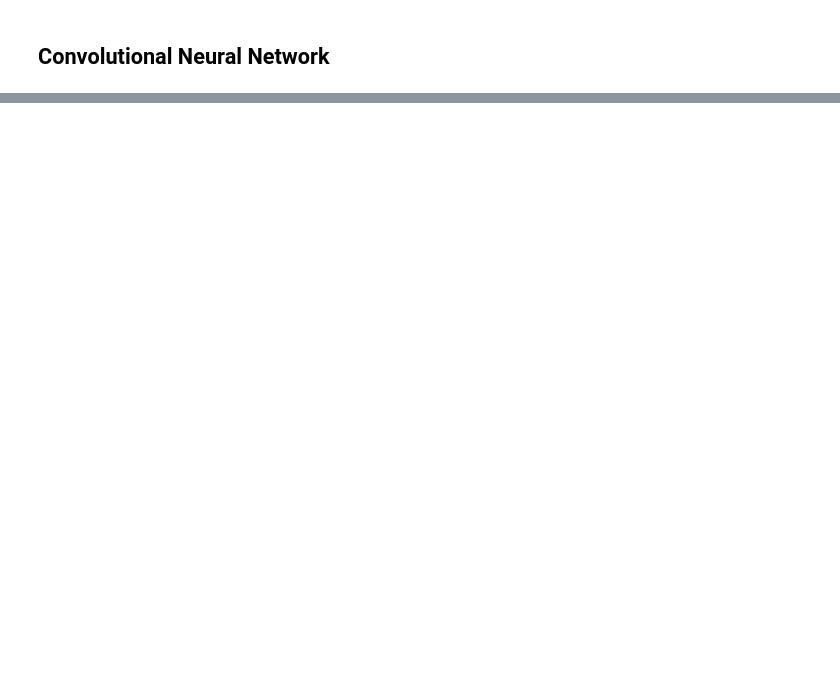
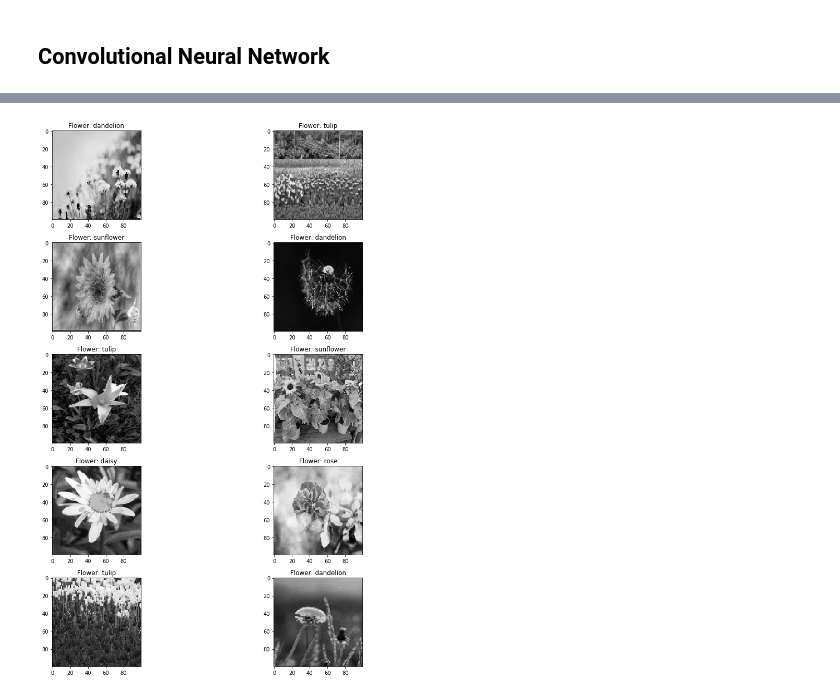
Before and after one commit to AnirudhAchal/Flower-Recognizer, a Jupyter notebook: Notebooks/Flower Recognizer.ipynb, the cells around one changed output, grey strips where cells are left out. Cells and saved outputs as stored; diff of their text form; code cells hidden in the pictures; blank space fills up the shorter version.

Commit message:
Gray scale data loaded

```diff
--- a/Notebooks/Flower Recognizer.ipynb
+++ b/Notebooks/Flower Recognizer.ipynb
@@ -242,0 +267,22 @@ evaluate_model(model, X_test, y_test)
+# %%
+training_data_gray = []
+
+def create_training_data_gray():
+    for category in CATEGORIES:
+        # Setting path
+        path = os.path.join(os.pardir, 'Data', 'Flowers', category)
+
+        # Labeling the class
+        class_num = CATEGORIES.index(category)
+
+        for img in os.listdir(path):
+            try:
+                img_array = cv2.imread(os.path.join(path, img), cv2.IMREAD_GRAYSCALE)
+
+                # Resizing
+                img_array = cv2.resize(img_array, (IMG_SIZE, IMG_SIZE))
+                training_data_gray.append([img_array, class_num])
+            except Exception as e:
+                pass
+
+create_training_data_gray()
@@ -242,0 +310,23 @@ evaluate_model(model, X_test, y_test)
+# %%
+X_g = []
+y_g = []
+
+for features, label in training_data_gray:
+    X_g.append(features)
+    y_g.append(label)
+
+X_g = np.array(X_g).reshape(-1, IMG_SIZE, IMG_SIZE, 1)
+y_g = np.array(y_g)
+# %%
+# Plotting Some Randome Samples
+fig,ax=plt.subplots(5,2)
+fig.set_size_inches(15,15)
+for i in range(5):
+    for j in range (2):
+        l= random.randint(0,len(y_g))
+        ax[i,j].imshow(X_g[l].reshape(IMG_SIZE, IMG_SIZE), cmap = 'gray')
+        ax[i,j].set_title('Flower: '+ str(CATEGORIES[y_g[l]]))
+
+plt.tight_layout()
+# %% [output]
+[figure, added]
```
Also changed, not shown: parts of 14 cells of this notebook.
